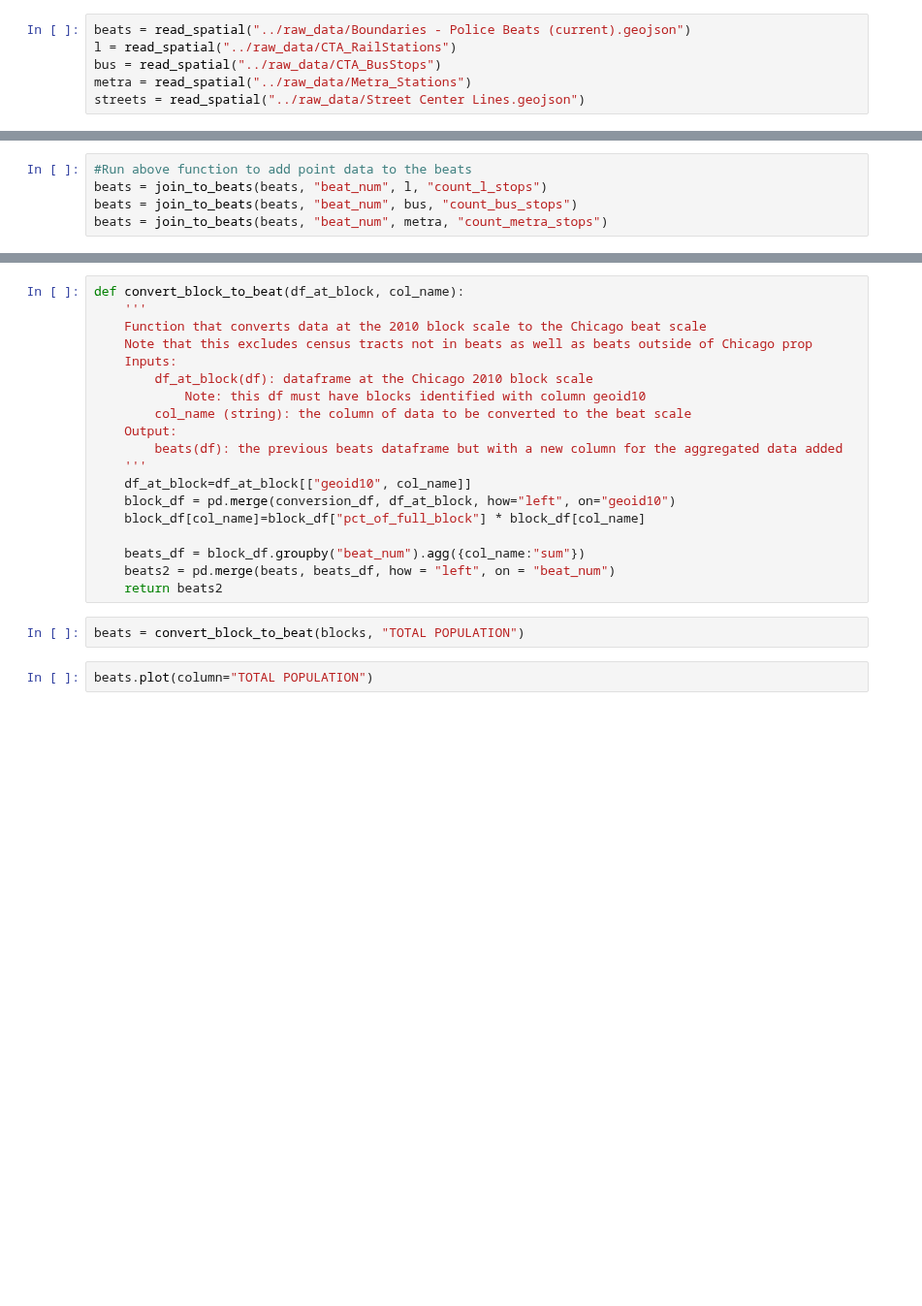
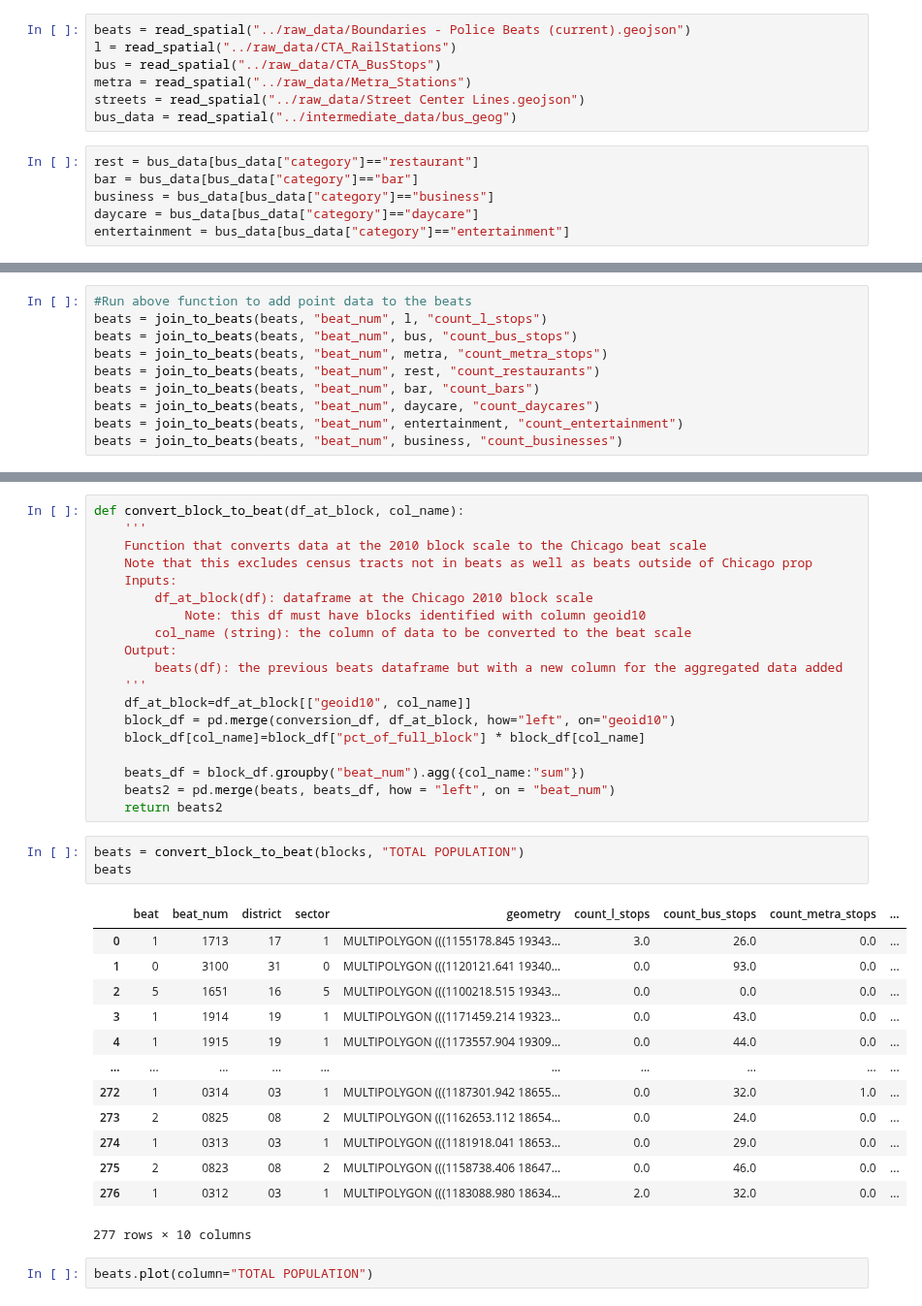
Before and after one commit to Deckart2/capp_30254_crime_forcasting, a Jupyter notebook: scripts/Geoprocessing.ipynb, the cells around one changed output, grey strips where cells are left out. Shown at 97% size. Drawn from its saved outputs; the diff is of its cells as text; blank space fills up the shorter version.

```diff
--- a/scripts/Geoprocessing.ipynb
+++ b/scripts/Geoprocessing.ipynb
@@ -28,6 +28,13 @@ l = read_spatial("../raw_data/CTA_RailStations")
 bus = read_spatial("../raw_data/CTA_BusStops")
 metra = read_spatial("../raw_data/Metra_Stations")
 streets = read_spatial("../raw_data/Street Center Lines.geojson")
+bus_data = read_spatial("../intermediate_data/bus_geog")
+# %%
+rest = bus_data[bus_data["category"]=="restaurant"]
+bar = bus_data[bus_data["category"]=="bar"]
+business = bus_data[bus_data["category"]=="business"]
+daycare = bus_data[bus_data["category"]=="daycare"]
+entertainment = bus_data[bus_data["category"]=="entertainment"]
 # %%
 #Function to add point data to the beats polygon dataset
 #Specifically, this function first performs a "spatial join" each point in the "other dataset" (ex bus station)
@@ -62,3 +69,8 @@ def join_to_beats(polygon_data, poly_unique_id, other_file, new_column_name):
 beats = join_to_beats(beats, "beat_num", l, "count_l_stops")
 beats = join_to_beats(beats, "beat_num", bus, "count_bus_stops")
 beats = join_to_beats(beats, "beat_num", metra, "count_metra_stops")
+beats = join_to_beats(beats, "beat_num", rest, "count_restaurants")
+beats = join_to_beats(beats, "beat_num", bar, "count_bars")
+beats = join_to_beats(beats, "beat_num", daycare, "count_daycares")
+beats = join_to_beats(beats, "beat_num", entertainment, "count_entertainment")
+beats = join_to_beats(beats, "beat_num", business, "count_businesses")
@@ -222,6 +238,21 @@ def convert_block_to_beat(df_at_block, col_name):
     return beats2
 # %%
 beats = convert_block_to_beat(blocks, "TOTAL POPULATION")
+beats
+# %% [output]
+|  | beat | beat_num | district | sector | geometry | count_l_stops | count_bus_stops | count_metra_stops | ... |
+| 0 | 1 | 1713 | 17 | 1 | MULTIPOLYGON (((1155178.845 19343... | 3.0 | 26.0 | 0.0 | ... |
+| 1 | 0 | 3100 | 31 | 0 | MULTIPOLYGON (((1120121.641 19340... | 0.0 | 93.0 | 0.0 | ... |
+| 2 | 5 | 1651 | 16 | 5 | MULTIPOLYGON (((1100218.515 19343... | 0.0 | 0.0 | 0.0 | ... |
+| 3 | 1 | 1914 | 19 | 1 | MULTIPOLYGON (((1171459.214 19323... | 0.0 | 43.0 | 0.0 | ... |
+| 4 | 1 | 1915 | 19 | 1 | MULTIPOLYGON (((1173557.904 19309... | 0.0 | 44.0 | 0.0 | ... |
+| ... | ... | ... | ... | ... | ... | ... | ... | ... | ... |
+| 272 | 1 | 0314 | 03 | 1 | MULTIPOLYGON (((1187301.942 18655... | 0.0 | 32.0 | 1.0 | ... |
+| 273 | 2 | 0825 | 08 | 2 | MULTIPOLYGON (((1162653.112 18654... | 0.0 | 24.0 | 0.0 | ... |
+| 274 | 1 | 0313 | 03 | 1 | MULTIPOLYGON (((1181918.041 18653... | 0.0 | 29.0 | 0.0 | ... |
+| 275 | 2 | 0823 | 08 | 2 | MULTIPOLYGON (((1158738.406 18647... | 0.0 | 46.0 | 0.0 | ... |
+| 276 | 1 | 0312 | 03 | 1 | MULTIPOLYGON (((1183088.980 18634... | 2.0 | 32.0 | 0.0 | ... |
+277 rows × 10 columns
 # %%
 beats.plot(column="TOTAL POPULATION")
 # %% [output]
```
Also changed, not shown: parts of 10 cells of this notebook, 11 other files.
